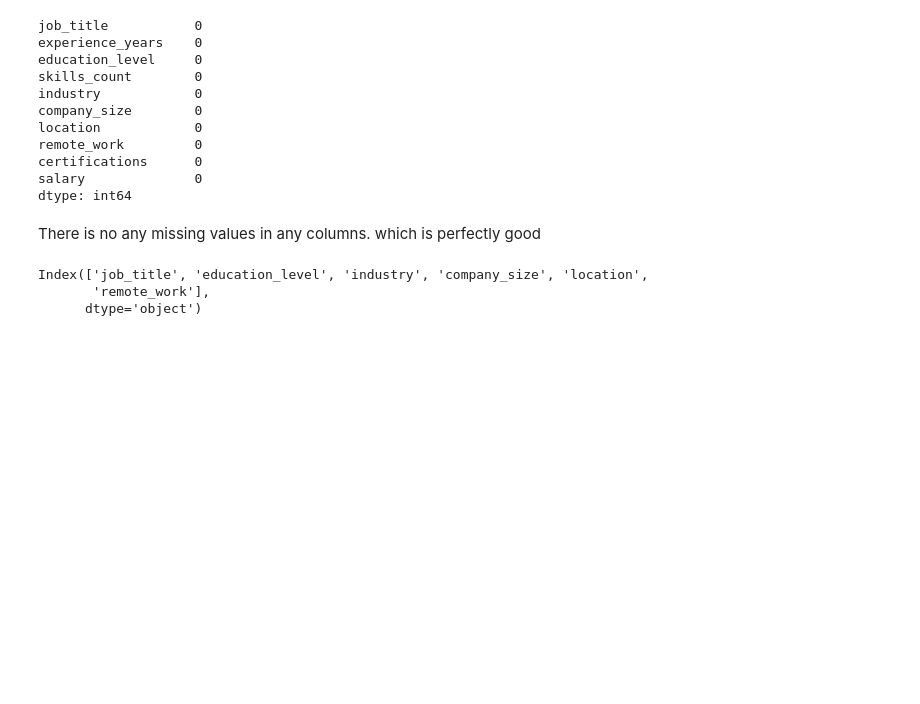
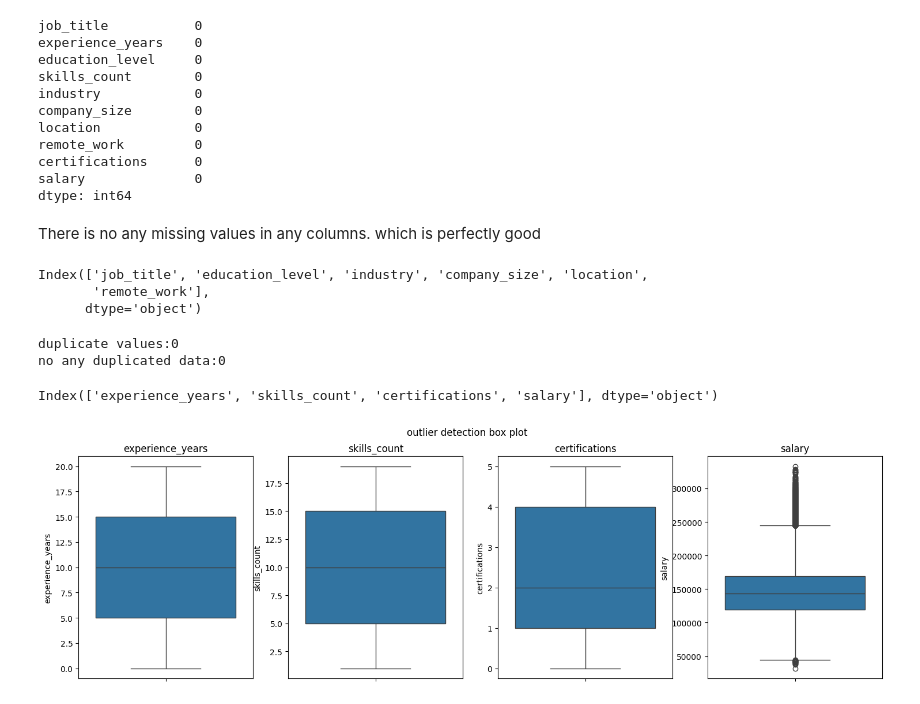
Before and after one commit to suzzzel5/Job-Salary-Prediction-, a Jupyter notebook: notebooks/01_eda_analysis.ipynb, the cells around one changed output. Saved outputs shown, nothing was run; the diff lists cells and outputs as text; code cells hidden in the pictures; blank space fills up the shorter version.

```diff
--- a/notebooks/01_eda_analysis.ipynb
+++ b/notebooks/01_eda_analysis.ipynb
@@ -86,3 +86,31 @@ Index(['job_title', 'education_level', 'industry', 'company_size', 'location',
 #STEP 2 / DATA CLEANING AND TRANSORMATION
 duplicates = data.duplicated().sum()
 print(f"duplicate values:{duplicates}")
+if duplicates > 0:
+     data = data.drop_duplicates()
+     print(f"drop duplicated data{duplicates}")
+else:
+     print(f"no any duplicated data:{duplicates}")
+# %% [output]
+duplicate values:0
+no any duplicated data:0
+# %%
+# Checking the unique values in categorical columns
+num_col = data.select_dtypes(include="int").columns
+num_col
+# %% [output]
+Index(['experience_years', 'skills_count', 'certifications', 'salary'], dtype='object')
+# %%
+#Outlier detection (box plot )
+#Numerical column outlier detection
+
+numerical_column = ["experience_years", "skills_count", "certifications", "salary"]
+fig, axes = plt.subplots(1, 4, figsize=(18, 5))
+fig.suptitle("outlier detection box plot")
+for ax, col in zip(axes,numerical_column):
+     sns.boxplot(y=data[col],ax=ax)
+     ax.set_title(col)
+plt.savefig("../Figures/outlier_boxplot.png")
+plt.show()
+# %% [output]
+[figure, added]
```
Also changed, not shown: parts of 3 cells of this notebook.
